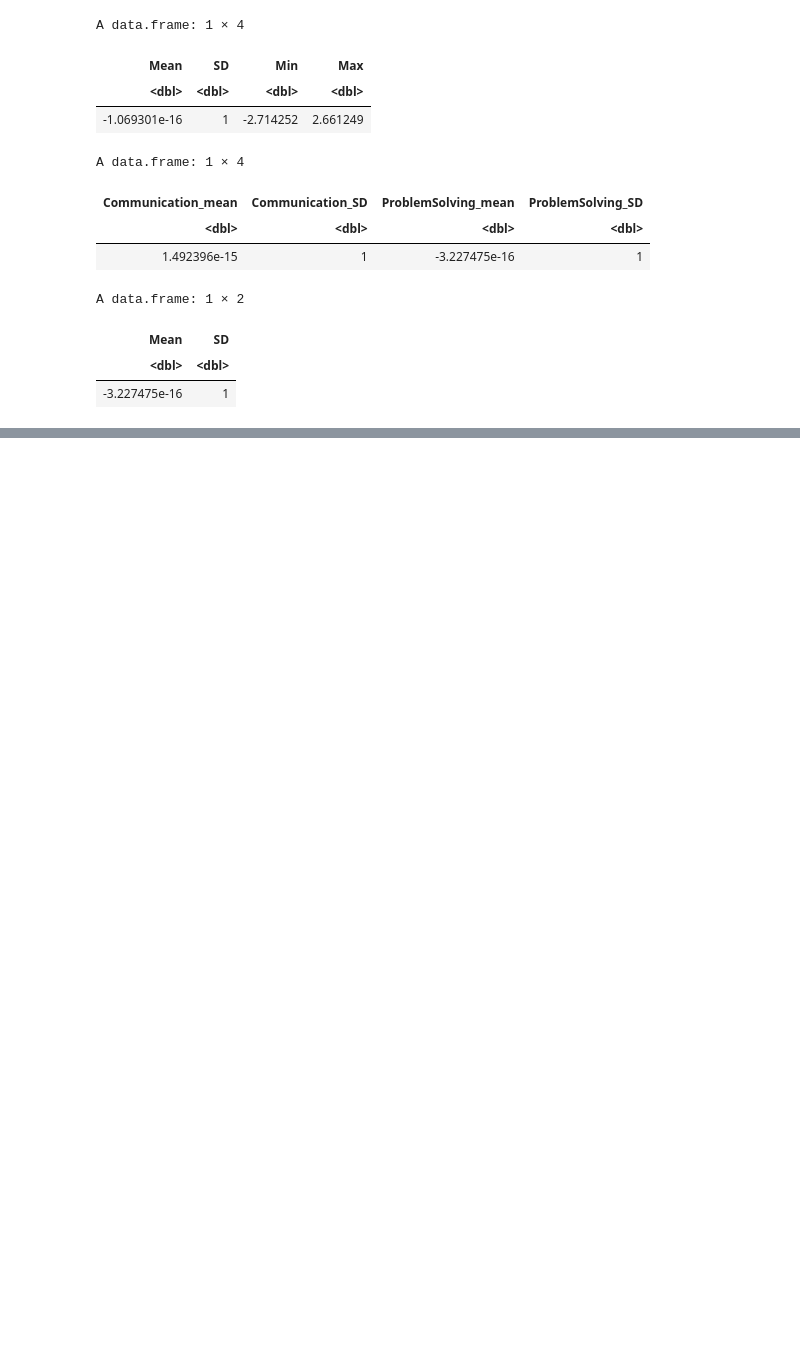
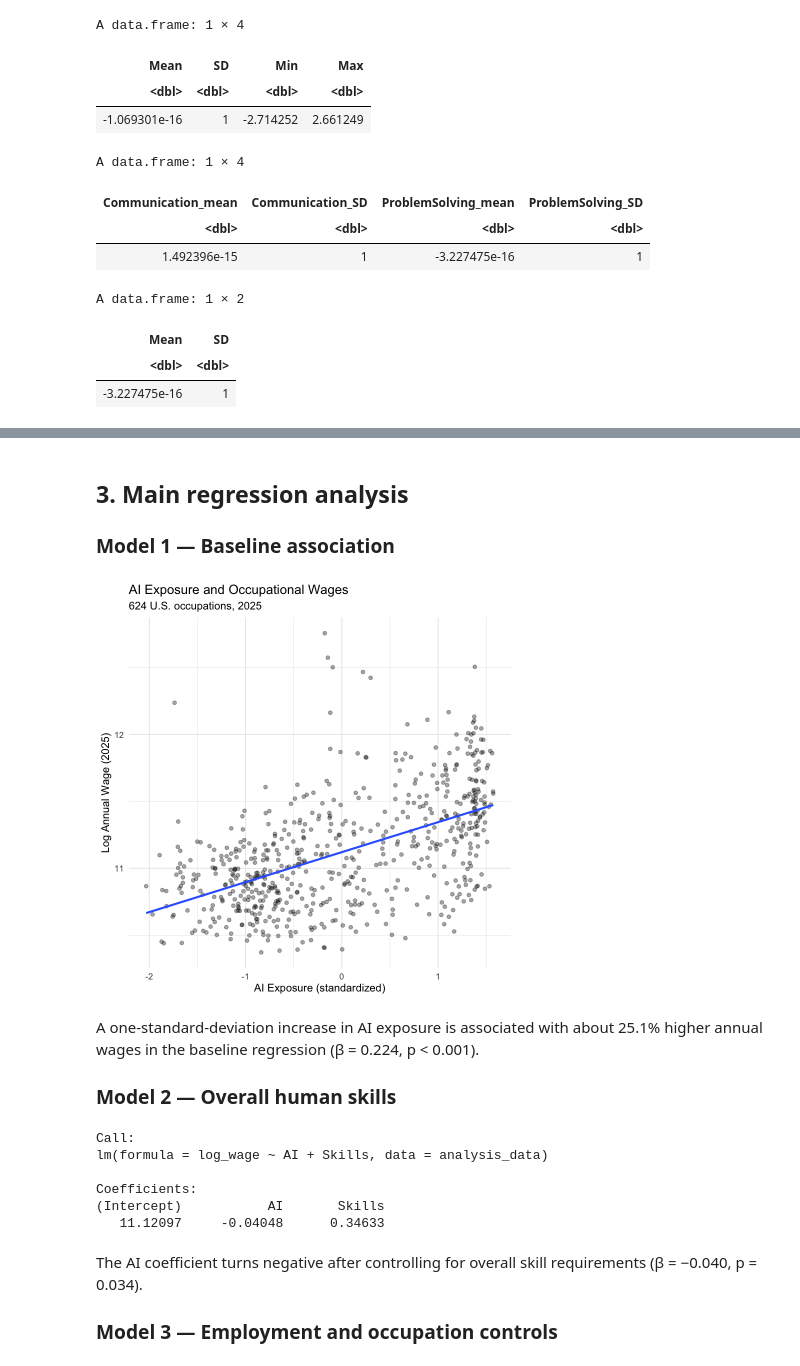
Before and after one commit to hannahgtsui/Project-Econ-326, a Jupyter notebook: Econ 326 Project.ipynb, the cells around one changed output, grey strips where cells are left out. Drawn from its saved outputs; the diff is of its cells as text; code cells hidden in the pictures; blank space fills up the shorter version.

Commit message:
Update ECON 326 regression notebook

```diff
--- a/Econ 326 Project.ipynb
+++ b/Econ 326 Project.ipynb
@@ -246,14 +179,9 @@ A tibble: 6 × 3
 | 11-1011 | Speaking | 4.19 |
 | 11-1021 | Active Listening | 4.00 |
 # %%
-library(tidyr)
-
 skills_wide <- skills_average %>%
-  pivot_wider(
-    names_from = skill,
-    values_from = rating
-  )
-
+  pivot_wider(names_from = skill,
+    values_from = rating)
 head(skills_wide)
 # %% [output]
 A tibble: 6 × 6
@@ -382,19 +280,13 @@ A data.frame: 1 × 4
 | -1.069301e-16 | 1 | -2.714252 | 2.661249 |
 # %%
 analysis_data <- analysis_data %>%
-  mutate(
-    communication_average =
+  mutate(communication_average =
       (Speaking_z + Listening_z) / 2,
 
-    problem_average =
-      (CriticalThinking_z + ProblemSolving_z + Judgment_z) / 3
-  )
+    problem_average =(CriticalThinking_z + ProblemSolving_z + Judgment_z) / 3)
 
 analysis_data <- analysis_data %>%
-  mutate(
-    Communication =
-      (communication_average - mean(communication_average)) /
-      sd(communication_average),
+  mutate(Communication =(communication_average - mean(communication_average)) /sd(communication_average),
 
     ProblemSolving =
       (problem_average - mean(problem_average)) /
@@ -839,11 +353,0 @@ A tibble: 6 × 30
-# %%
-analysis_data <- read.csv(saved_files[1])
-comparison_data <- merge(
-  analysis_data,
-  bls_2019,
-  by = "soc",
-  all.x = TRUE
-)
-nrow(comparison_data)
-sum(is.na(comparison_data$wage_2019))
-sum(is.na(comparison_data$employment_2019))
@@ -1120,0 +354,3 @@ print(extension_display, row.names = FALSE)
+# %%
+analysis_data$occupation_group <- factor(analysis_data$occupation_group)
+stopifnot(nrow(analysis_data) > 0, !anyDuplicated(analysis_data$soc))
@@ -1120,0 +387,3 @@ print(extension_display, row.names = FALSE)
+# %% [markdown]
+## 3. Main regression analysis
+### Model 1 — Baseline association
@@ -1120,0 +392,29 @@ print(extension_display, row.names = FALSE)
+# %%
+ggplot(analysis_data, aes(x = AI, y = log_wage)) +
+  geom_point(alpha = 0.35) +
+  geom_smooth(method = "lm", formula = y ~ x, se = FALSE ) +
+  labs(title = "AI Exposure and Occupational Wages",
+    subtitle = sprintf("%d U.S. occupations, 2025", nrow(analysis_data)),
+    x = "AI Exposure (standardized)",
+    y = "Log Annual Wage (2025)" ) +
+  theme_minimal(base_size = 13)
+# %% [output]
+[figure, added]
+# %% [markdown]
+A one-standard-deviation increase in AI exposure is associated with about 25.1% higher annual wages in the baseline regression (β = 0.224, p < 0.001).
+
+### Model 2 — Overall human skills
+# %%
+model2 <- lm(log_wage ~ AI + Skills, data = analysis_data)
+model2
+# %% [output]
+Call:
+lm(formula = log_wage ~ AI + Skills, data = analysis_data)
+
+Coefficients:
+(Intercept)           AI       Skills
+   11.12097     -0.04048      0.34633
+# %% [markdown]
+The AI coefficient turns negative after controlling for overall skill requirements (β = −0.040, p = 0.034).
+
+### Model 3 — Employment and occupation controls
```
Also changed, not shown: parts of 77 cells of this notebook.
